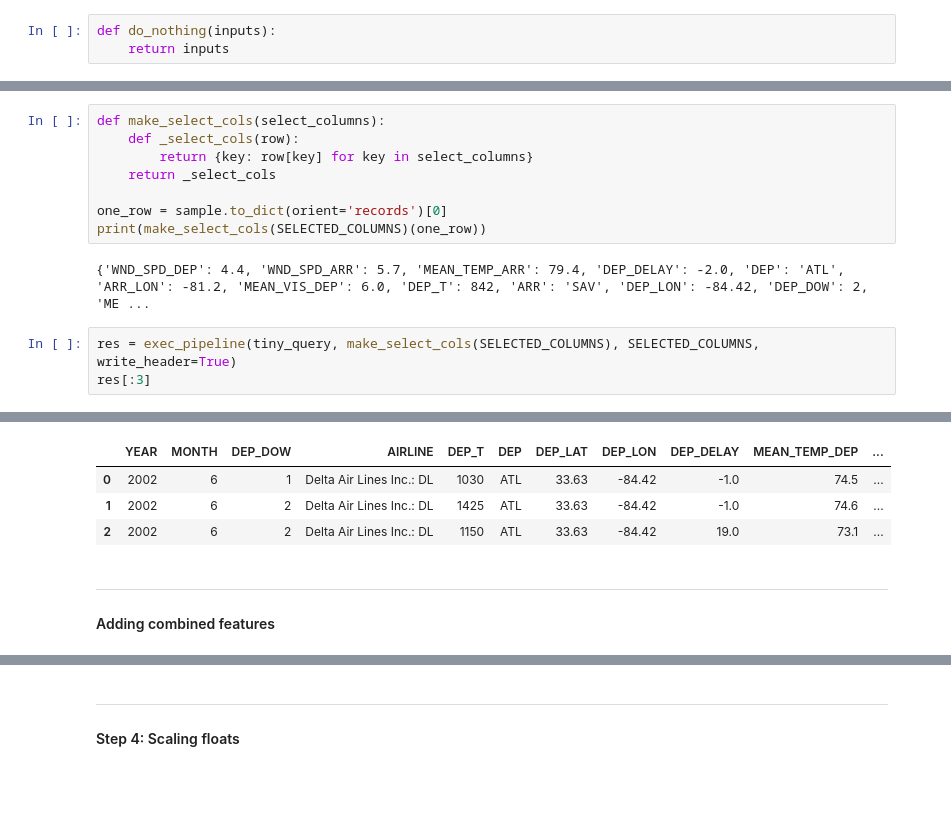
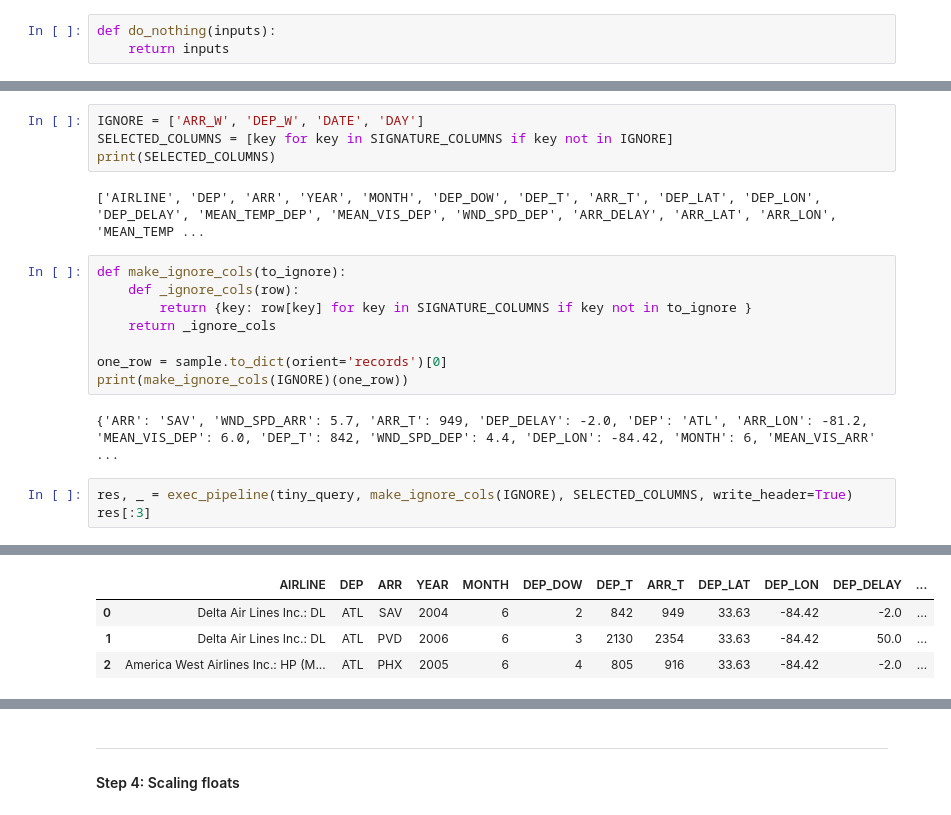
Before and after one commit to Project-Ellie/tutorials, a Jupyter notebook: kovalevskyi/Processing_ATL_JUNE.ipynb, the cells around one changed output, grey strips where cells are left out. Saved outputs shown, nothing was run; the diff lists cells and outputs as text; blank space fills up the shorter version.

```diff
--- a/kovalevskyi/Processing_ATL_JUNE.ipynb
+++ b/kovalevskyi/Processing_ATL_JUNE.ipynb
@@ -220,14 +240,20 @@ SELECTED_COLUMNS=[
+# %%
+IGNORE = ['ARR_W', 'DEP_W', 'DATE', 'DAY']
+SELECTED_COLUMNS = [key for key in SIGNATURE_COLUMNS if key not in IGNORE]
+print(SELECTED_COLUMNS)
+# %% [output]
+['AIRLINE', 'DEP', 'ARR', 'YEAR', 'MONTH', 'DEP_DOW', 'DEP_T', 'ARR_T', 'DEP_LAT', 'DEP_LON', 'DEP_DELAY', 'MEAN_TEMP_DEP', 'MEAN_VIS_DEP', 'WND_SPD_DEP', 'ARR_DELAY', 'ARR_LAT', 'ARR_LON', 'MEAN_TEMP ...
 # %%
-def make_select_cols(select_columns):
-    def _select_cols(row):
-        return {key: row[key] for key in select_columns}
-    return _select_cols
+def make_ignore_cols(to_ignore):
+    def _ignore_cols(row):
+        return {key: row[key] for key in SIGNATURE_COLUMNS if key not in to_ignore }
+    return _ignore_cols
 
 one_row = sample.to_dict(orient='records')[0]
-print(make_select_cols(SELECTED_COLUMNS)(one_row))
+print(make_ignore_cols(IGNORE)(one_row))
 # %% [output]
-{'WND_SPD_DEP': 4.4, 'WND_SPD_ARR': 5.7, 'MEAN_TEMP_ARR': 79.4, 'DEP_DELAY': -2.0, 'DEP': 'ATL', 'ARR_LON': -81.2, 'MEAN_VIS_DEP': 6.0, 'DEP_T': 842, 'ARR': 'SAV', 'DEP_LON': -84.42, 'DEP_DOW': 2, 'ME ...
+{'ARR': 'SAV', 'WND_SPD_ARR': 5.7, 'ARR_T': 949, 'DEP_DELAY': -2.0, 'DEP': 'ATL', 'ARR_LON': -81.2, 'MEAN_VIS_DEP': 6.0, 'DEP_T': 842, 'WND_SPD_DEP': 4.4, 'DEP_LON': -84.42, 'MONTH': 6, 'MEAN_VIS_ARR' ...
 # %%
-res = exec_pipeline(tiny_query, make_select_cols(SELECTED_COLUMNS), SELECTED_COLUMNS, write_header=True)
+res, _ = exec_pipeline(tiny_query, make_ignore_cols(IGNORE), SELECTED_COLUMNS, write_header=True)
 res[:3]
 # %% [output]
@@ -235,8 +261,5 @@ WARNING:root:Dataset going-tfx:temp_dataset_9107adf43cb54a898ebf5673ab1564f7 doe
 WARNING:root:Deleting 1 existing files in target path matching: -*-of-%(num_shards)05d
-|  | YEAR | MONTH | DEP_DOW | AIRLINE | DEP_T | DEP | DEP_LAT | DEP_LON | DEP_DELAY | MEAN_TEMP_DEP | ... |
-| 0 | 2002 | 6 | 1 | Delta Air Lines Inc.: DL | 1030 | ATL | 33.63 | -84.42 | -1.0 | 74.5 | ... |
-| 1 | 2002 | 6 | 2 | Delta Air Lines Inc.: DL | 1425 | ATL | 33.63 | -84.42 | -1.0 | 74.6 | ... |
-| 2 | 2002 | 6 | 2 | Delta Air Lines Inc.: DL | 1150 | ATL | 33.63 | -84.42 | 19.0 | 73.1 | ... |
+|  | AIRLINE | DEP | ARR | YEAR | MONTH | DEP_DOW | DEP_T | ARR_T | DEP_LAT | DEP_LON | DEP_DELAY | ... |
+| 0 | Delta Air Lines Inc.: DL | ATL | SAV | 2004 | 6 | 2 | 842 | 949 | 33.63 | -84.42 | -2.0 | ... |
+| 1 | Delta Air Lines Inc.: DL | ATL | PVD | 2006 | 6 | 3 | 2130 | 2354 | 33.63 | -84.42 | 50.0 | ... |
+| 2 | America West Airlines Inc.: HP (M... | ATL | PHX | 2005 | 6 | 4 | 805 | 916 | 33.63 | -84.42 | -2.0 | ... |
-# %% [markdown]
----
-#### Adding combined features
```
Also changed, not shown: parts of 87 cells of this notebook, 3 other files.
